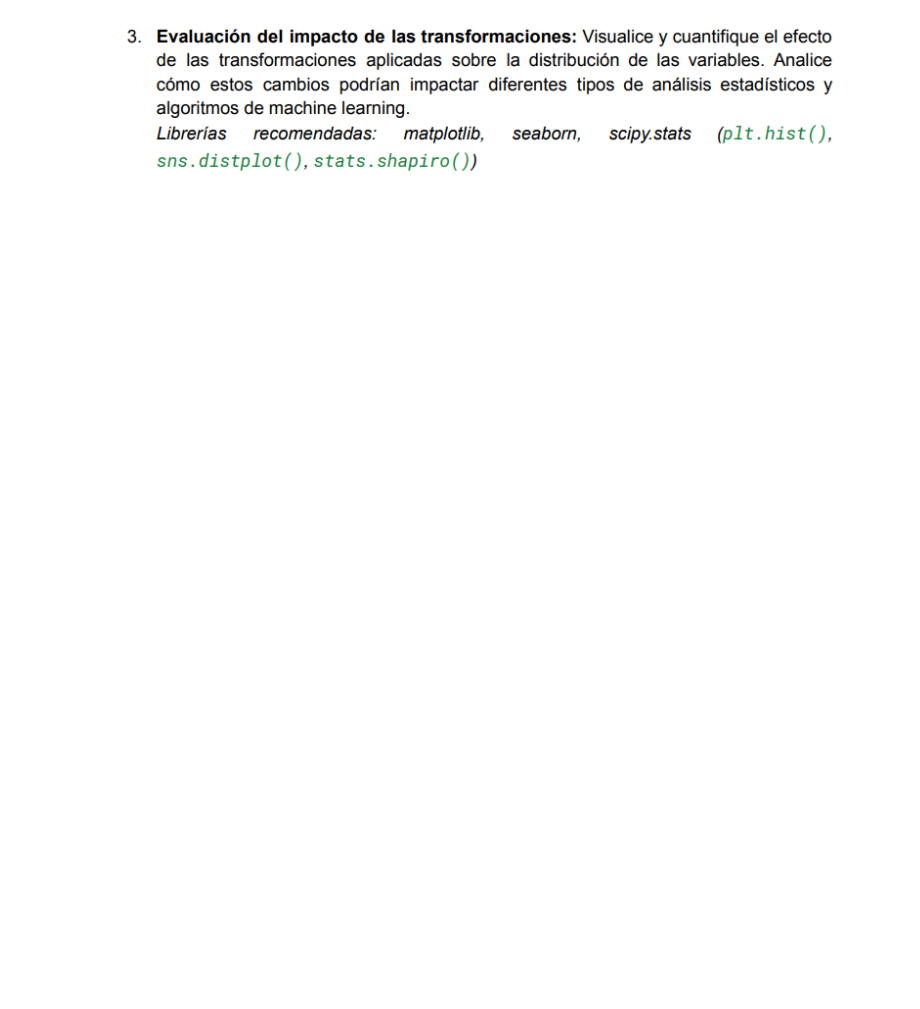
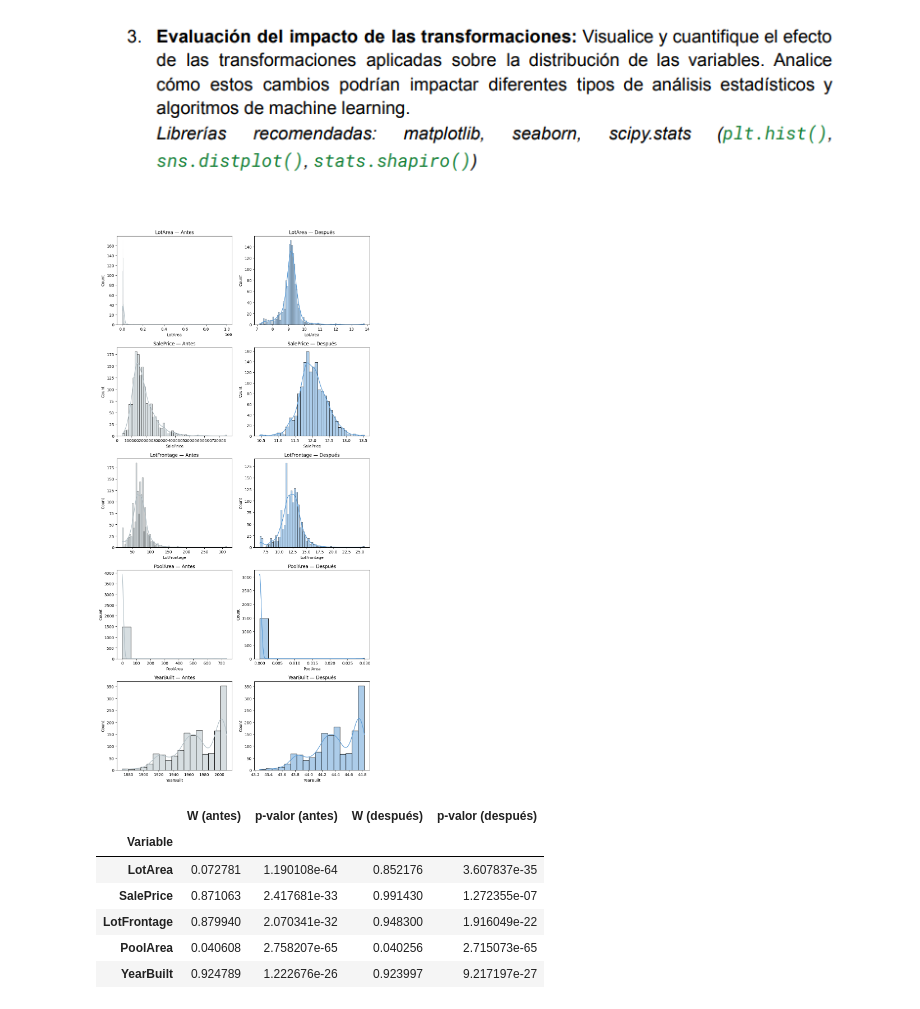
Before and after one commit to AlesioRios/Laboratorio-de-Datos-II, a Jupyter notebook: Lab_de_Datos_II_TP2.ipynb, the cells around one changed output. Cells and saved outputs as stored; diff of their text form; code cells hidden in the pictures; blank space fills up the shorter version.

```diff
--- a/Lab_de_Datos_II_TP2.ipynb
+++ b/Lab_de_Datos_II_TP2.ipynb
@@ -1889,2 +2122,38 @@ La codificación por conteo y por frecuencia resulta especialmente conveniente p
 # %% [markdown]
 ![image.png](embedded-picture-1)
+# %%
+from scipy.stats import shapiro
+
+variables_transformadas = ['LotArea', 'SalePrice', 'LotFrontage', 'PoolArea', 'YearBuilt']
+
+# Histogramas antes/después
+fig, axes = plt.subplots(nrows=len(variables_transformadas), ncols=2, figsize=(10, 4 * len(variables_transformadas)))
+for i, var in enumerate(variables_transformadas):
+    sns.histplot(df_numerico[var], ax=axes[i, 0], kde=True, color='#B0BEC5')
+    axes[i, 0].set_title(f'{var} — Antes')
+    sns.histplot(df_transformado[var], ax=axes[i, 1], kde=True, color='#5B9BD5')
+    axes[i, 1].set_title(f'{var} — Después')
+plt.tight_layout()
+plt.show()
+
+# Test de Shapiro-Wilk: cuantifica formalmente la normalidad
+resultados_shapiro = []
+for var in variables_transformadas:
+    stat_antes, p_antes = shapiro(df_numerico[var])
+    stat_despues, p_despues = shapiro(df_transformado[var])
+    resultados_shapiro.append({
+        'Variable': var,
+        'W (antes)': stat_antes, 'p-valor (antes)': p_antes,
+        'W (después)': stat_despues, 'p-valor (después)': p_despues,
+    })
+
+pd.DataFrame(resultados_shapiro).set_index('Variable')
+# %% [output]
+[figure, added]
+|  | W (antes) | p-valor (antes) | W (después) | p-valor (después) |
+| Variable |  |  |  |  |
+| LotArea | 0.072781 | 1.190108e-64 | 0.852176 | 3.607837e-35 |
+| SalePrice | 0.871063 | 2.417681e-33 | 0.991430 | 1.272355e-07 |
+| LotFrontage | 0.879940 | 2.070341e-32 | 0.948300 | 1.916049e-22 |
+| PoolArea | 0.040608 | 2.758207e-65 | 0.040256 | 2.715073e-65 |
+| YearBuilt | 0.924789 | 1.222676e-26 | 0.923997 | 9.217197e-27 |
```
Also changed, not shown: parts of 50 cells of this notebook.
